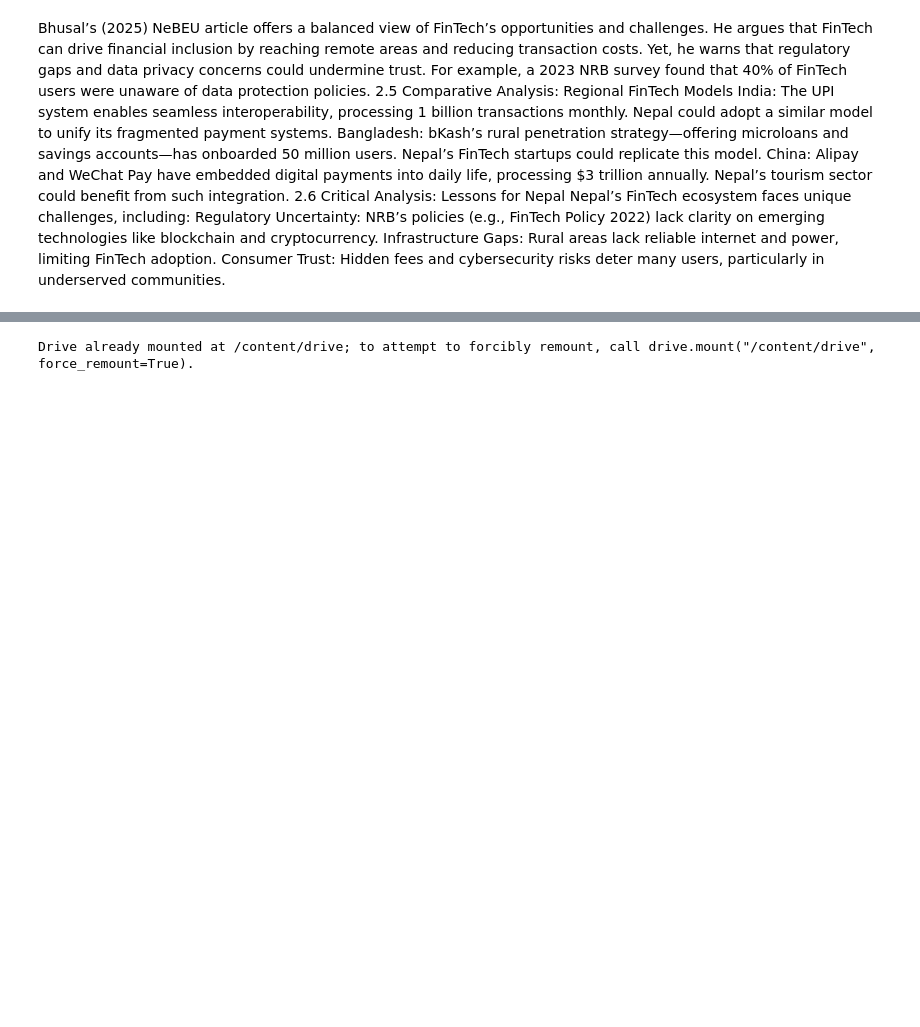
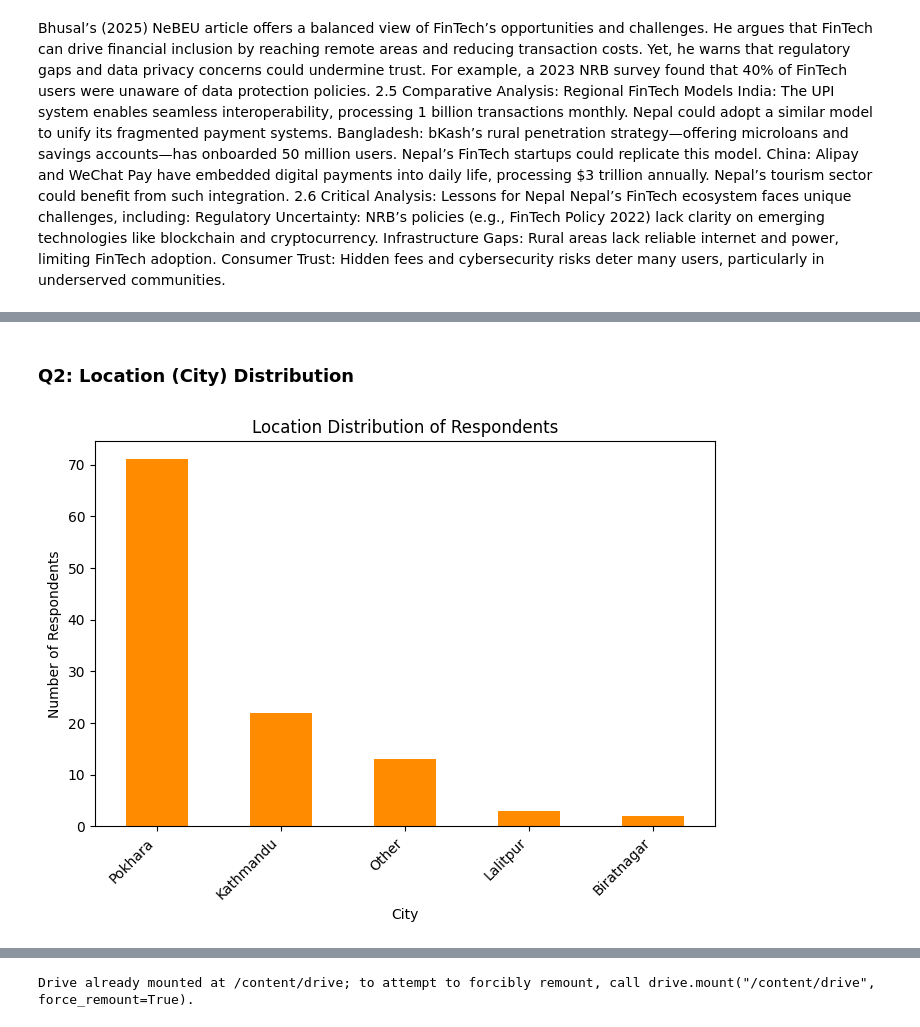
Before and after one commit to nandikathapa4-gif/FinTech-Adoption-and-the-Evolution-of-Banking-in-Nepal, a Jupyter notebook: FinTech_Survey_Analysis_Nepal.ipynb, the cells around one changed output, grey strips where cells are left out. Saved outputs shown, nothing was run; the diff lists cells and outputs as text; code cells hidden in the pictures; blank space fills up the shorter version.

```diff
--- a/FinTech_Survey_Analysis_Nepal.ipynb
+++ b/FinTech_Survey_Analysis_Nepal.ipynb
@@ -73,0 +86,12 @@ ls: cannot access '/content/drive/My Drive/colab notebooks/': No such file or di
+# %% [markdown]
+### Q2: Location (City) Distribution
+# %%
+plt.figure(figsize=(8, 5))
+df['Q2. Location (City)'].value_counts().plot(kind='bar', color='darkorange')
+plt.title('Location Distribution of Respondents')
+plt.xlabel('City')
+plt.ylabel('Number of Respondents')
+plt.xticks(rotation=45, ha='right')
+plt.show()
+# %% [output]
+[figure, added]
```
Also changed, not shown: parts of 29 cells of this notebook.
